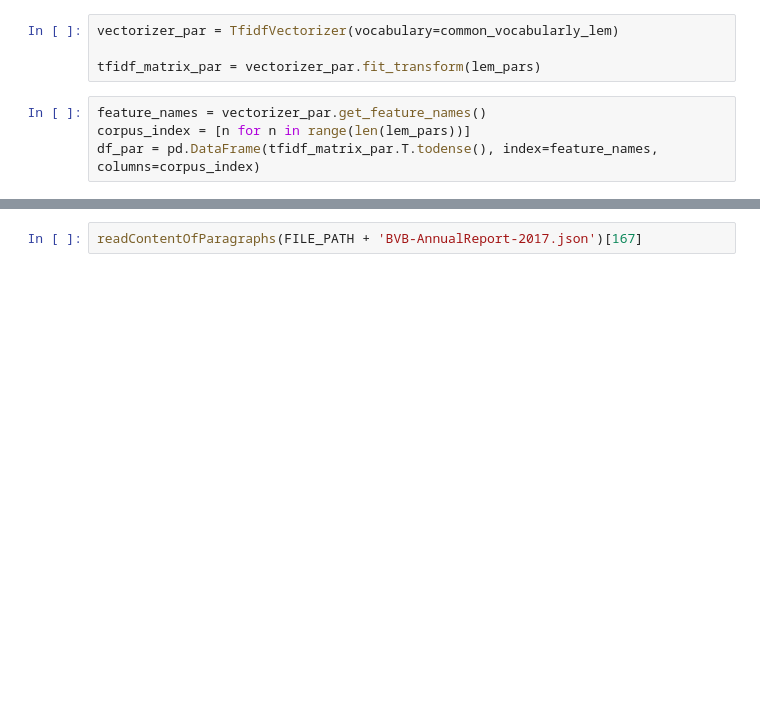
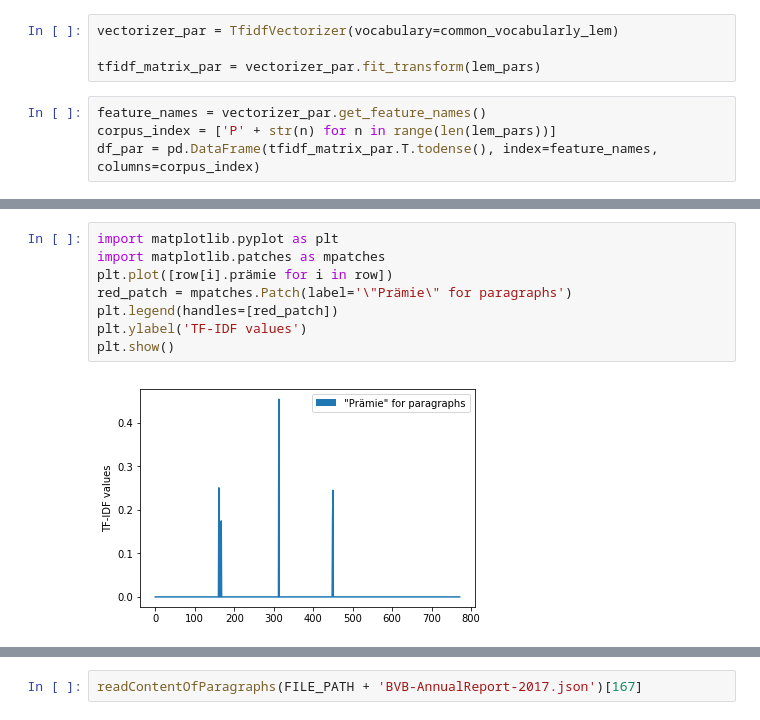
Before and after one commit to michaelborisov/text-analysis-lab, a Jupyter notebook: ML lab.ipynb, the cells around one changed output, grey strips where cells are left out. Saved outputs shown, nothing was run; the diff lists cells and outputs as text; blank space fills up the shorter version.

```diff
--- a/ML lab.ipynb
+++ b/ML lab.ipynb
@@ -266,7 +286,7 @@ vectorizer_par = TfidfVectorizer(vocabulary=common_vocabularly_lem)
 tfidf_matrix_par = vectorizer_par.fit_transform(lem_pars)
 # %%
 feature_names = vectorizer_par.get_feature_names()
-corpus_index = [n for n in range(len(lem_pars))]
+corpus_index = ['P' + str(n) for n in range(len(lem_pars))]
 df_par = pd.DataFrame(tfidf_matrix_par.T.todense(), index=feature_names, columns=corpus_index)
 # %%
 row = df_par.loc[['prämie']]
@@ -281,0 +316,10 @@ for i in row:
+# %%
+import matplotlib.pyplot as plt
+import matplotlib.patches as mpatches
+plt.plot([row[i].prämie for i in row])
+red_patch = mpatches.Patch(label='\"Prämie\" for paragraphs')
+plt.legend(handles=[red_patch])
+plt.ylabel('TF-IDF values')
+plt.show()
+# %% [output]
+[figure, added]
```
Also changed, not shown: parts of 13 cells of this notebook.
